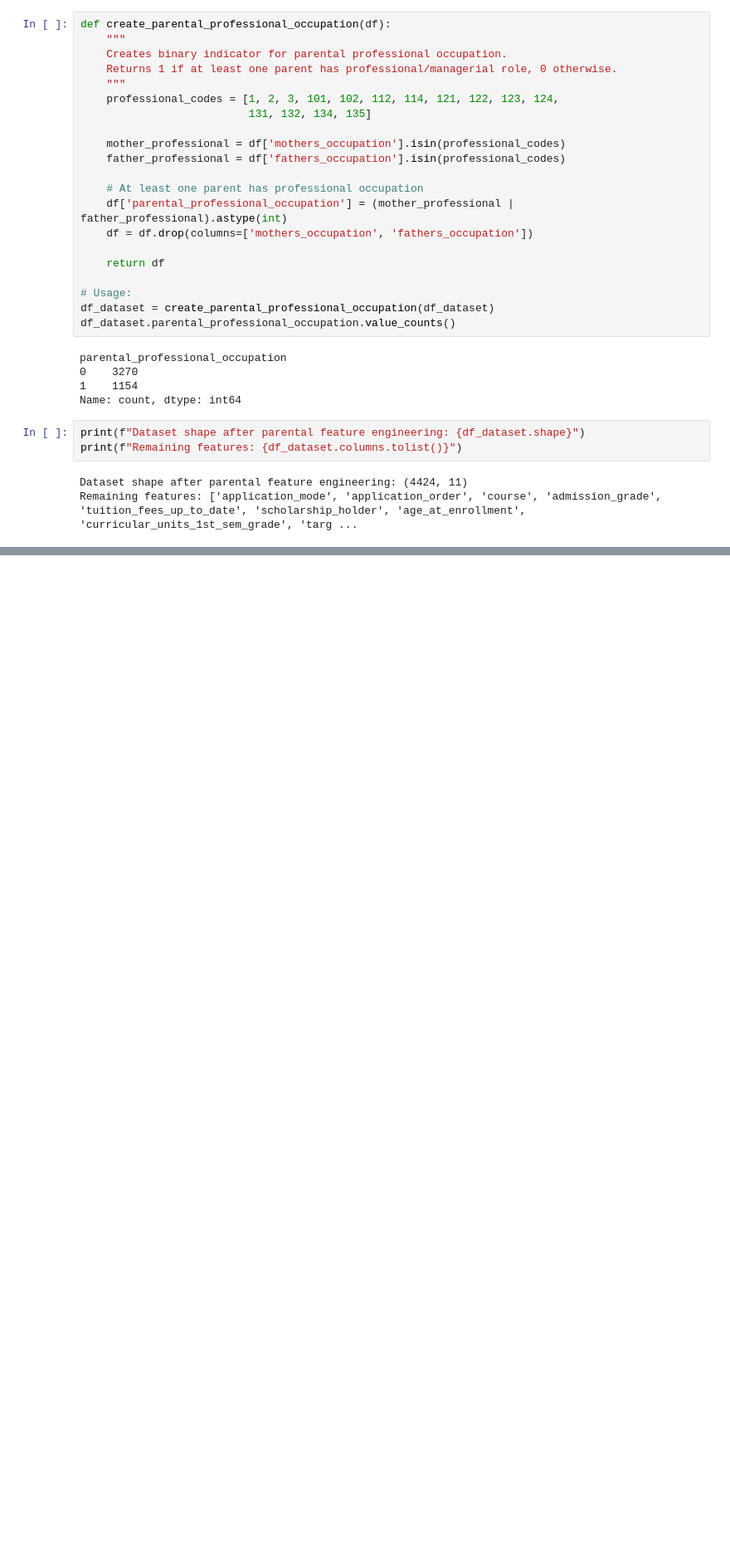
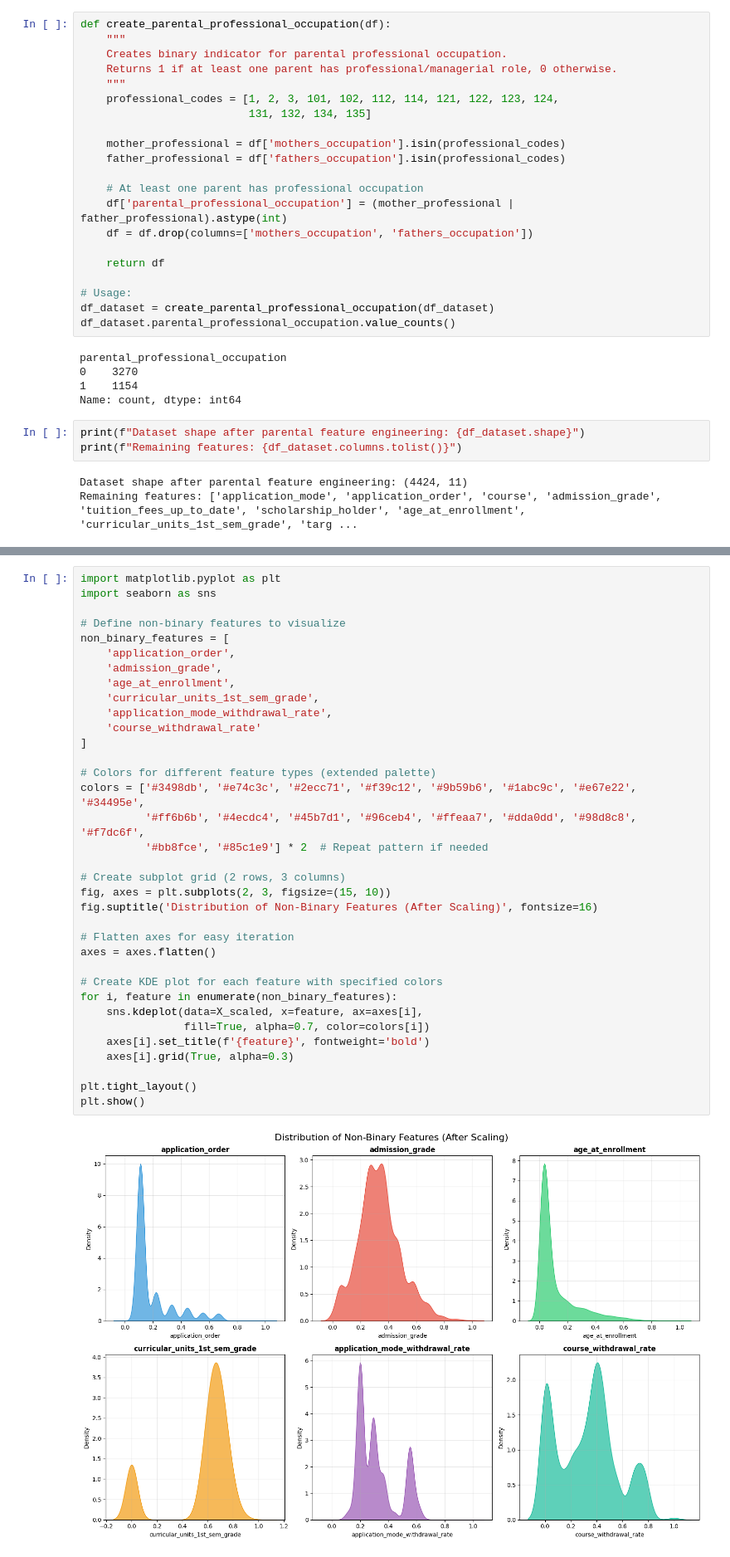
Before and after one commit to cwfmoore/msc_ai_module, a Jupyter notebook: k-NN.ipynb, the cells around one changed output, grey strips where cells are left out. Shown at 83% size. Saved outputs shown, nothing was run; the diff lists cells and outputs as text; blank space fills up the shorter version.

```diff
--- a/k-NN.ipynb
+++ b/k-NN.ipynb
@@ -428,0 +477,37 @@ NameError: name 'X' is not defined
+# %%
+import matplotlib.pyplot as plt
+import seaborn as sns
+
+# Define non-binary features to visualize
+non_binary_features = [
+    'application_order',
+    'admission_grade',
+    'age_at_enrollment',
+    'curricular_units_1st_sem_grade',
+    'application_mode_withdrawal_rate',
+    'course_withdrawal_rate'
+]
+
+# Colors for different feature types (extended palette)
+colors = ['#3498db', '#e74c3c', '#2ecc71', '#f39c12', '#9b59b6', '#1abc9c', '#e67e22', '#34495e',
+          '#ff6b6b', '#4ecdc4', '#45b7d1', '#96ceb4', '#ffeaa7', '#dda0dd', '#98d8c8', '#f7dc6f',
+          '#bb8fce', '#85c1e9'] * 2  # Repeat pattern if needed
+
+# Create subplot grid (2 rows, 3 columns)
+fig, axes = plt.subplots(2, 3, figsize=(15, 10))
+fig.suptitle('Distribution of Non-Binary Features (After Scaling)', fontsize=16)
+
+# Flatten axes for easy iteration
+axes = axes.flatten()
+
+# Create KDE plot for each feature with specified colors
+for i, feature in enumerate(non_binary_features):
+    sns.kdeplot(data=X_scaled, x=feature, ax=axes[i],
+                fill=True, alpha=0.7, color=colors[i])
+    axes[i].set_title(f'{feature}', fontweight='bold')
+    axes[i].grid(True, alpha=0.3)
+
+plt.tight_layout()
+plt.show()
+# %% [output]
+[figure, added]
```
Also changed, not shown: parts of 23 cells of this notebook, 1 other file.
